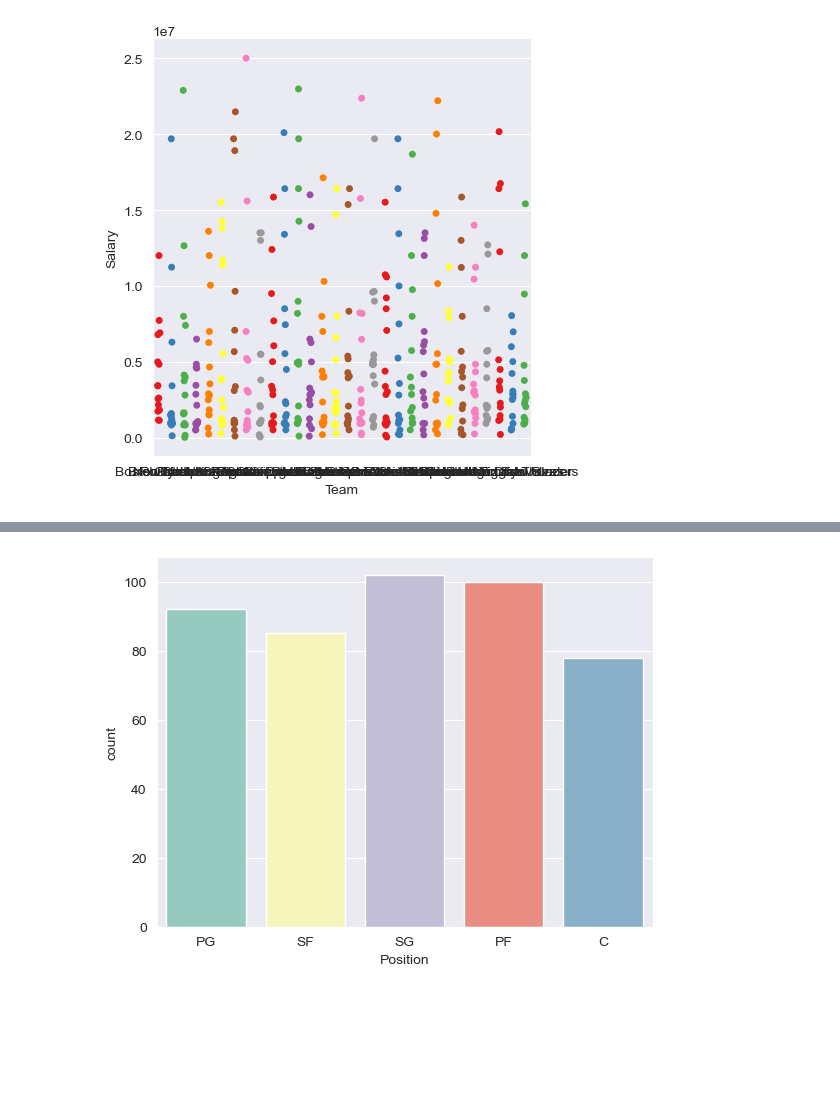
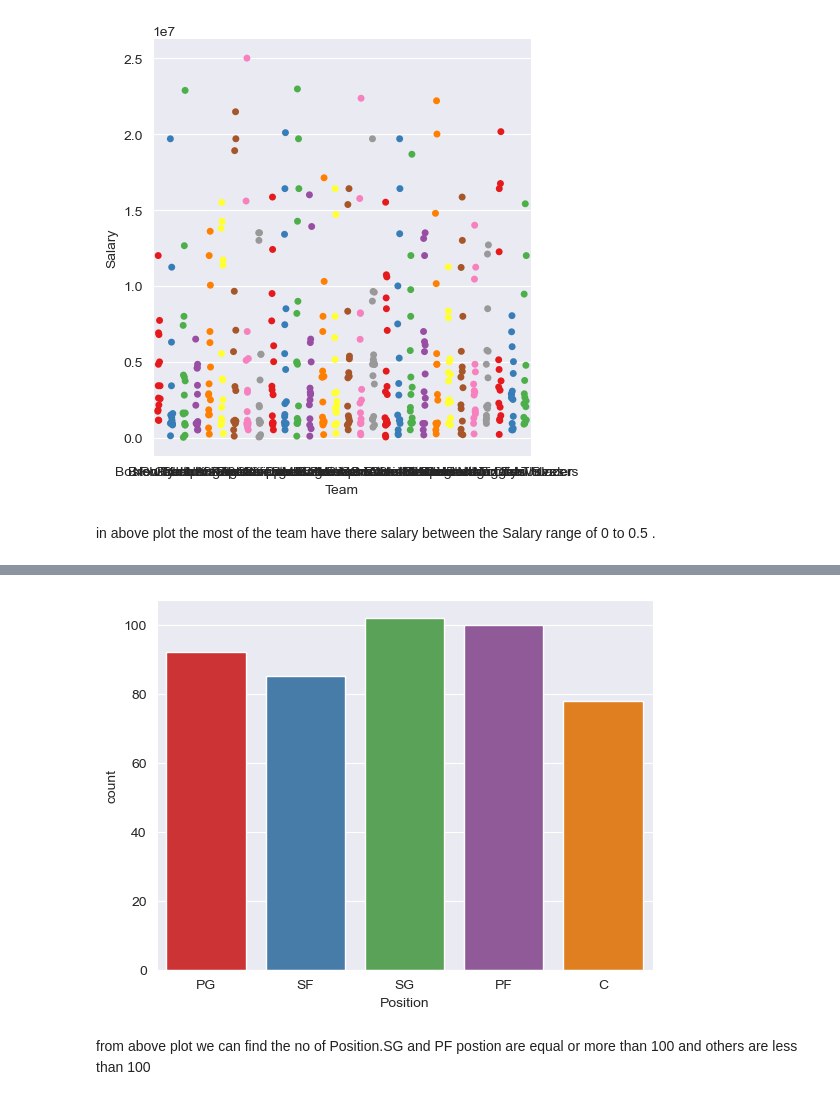
Before and after one commit to debasishnayak12/ML_Project, a Jupyter notebook: Machine Learning Day-1.ipynb, the cells around one changed output, grey strips where cells are left out. Cells and saved outputs as stored; diff of their text form; code cells hidden in the pictures; blank space fills up the shorter version.

```diff
--- a/Machine Learning Day-1.ipynb
+++ b/Machine Learning Day-1.ipynb
@@ -273,13 +292,17 @@ sns.catplot(data=df,x='Team',y='Salary',height=5,color='r',palette='Set1')
 <seaborn.axisgrid.FacetGrid at 0x...>
 <Figure size 1500x800 with 0 Axes>
 [figure]
+# %% [markdown]
+in above plot the most of the team have there salary between the Salary range of 0 to 0.5  .
 # %%
 sns.set_style('darkgrid')
-sns.countplot(data=df,x='Position',palette='Set3')
+sns.countplot(data=df,x='Position',palette='Set1')
 plt.show()
 # %% [output]
 [interactive output not drawn]
 [interactive output not drawn]
 [interactive output not drawn]
-[figure, old version]
+[figure, new version]
+# %% [markdown]
+from above plot we can find the no of Position.SG and PF postion are equal or more than 100 and others are less than 100
 # %%
```
Also changed, not shown: parts of 26 cells of this notebook.
